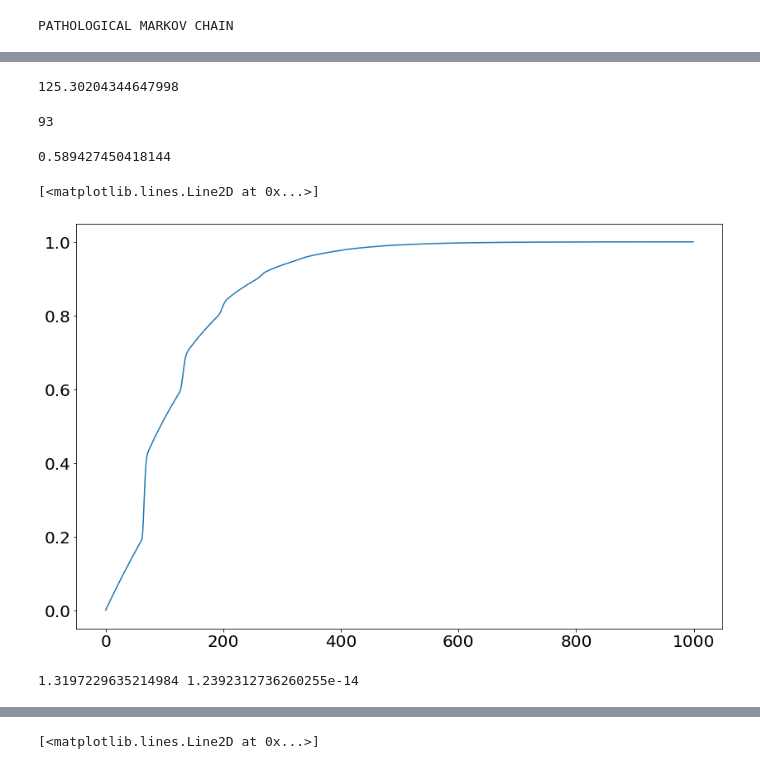
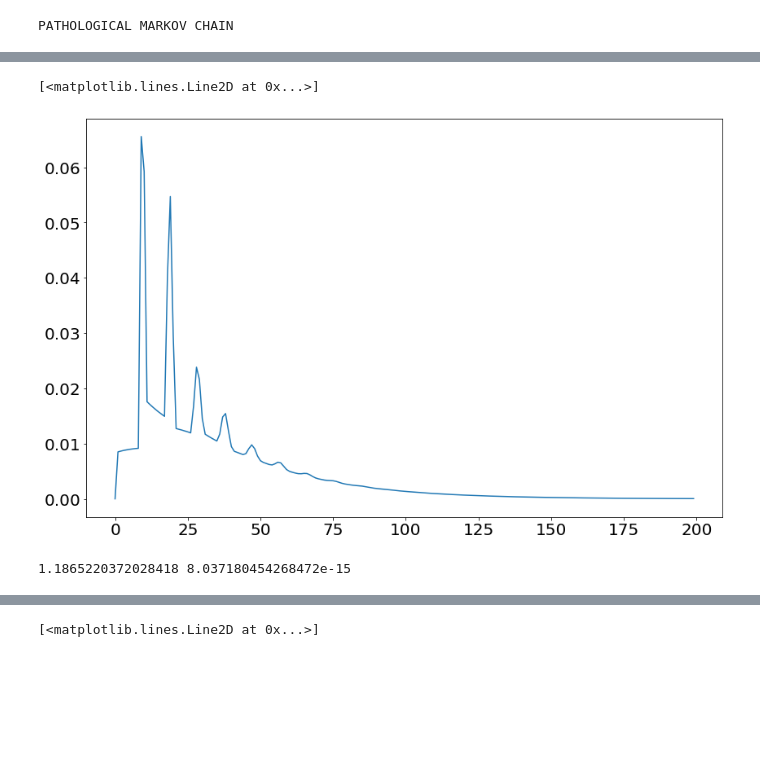
Before and after one commit to tooflesswulf/GenshinWishStats, a Jupyter notebook: wish_plots.ipynb, the cells around one changed output, grey strips where cells are left out. Cells and saved outputs as stored; diff of their text form; code cells hidden in the pictures; blank space fills up the shorter version.

Commit message:
DupeTargMulti implementation complete

```diff
--- a/wish_plots.ipynb
+++ b/wish_plots.ipynb
@@ -78,31 +141,19 @@ w5hit_multi = MultiDistr(w5hit, 1000)
-# %%
-w5hit_multi.mean
-# %% [output]
-125.30204344647998
-# %%
-np.argmin(np.abs(np.cumsum(w5hit_multi(np.arange(1000), 1)) - .5))
-# %% [output]
-93
-# %%
-np.cumsum(w5hit_multi(np.arange(1000), 1))[125]
-# %% [output]
-0.589427450418144
-# %%
-plt.plot(np.cumsum(w5hit_multi(np.arange(1000), 1)))
-# %% [output]
-[<matplotlib.lines.Line2D at 0x...>]
-[figure, removed]
+# %%
+plt.plot(e4hit(np.arange(200)))
+# %% [output]
+[<matplotlib.lines.Line2D at 0x...>]
+[figure, added]
 # %%
 # set up 2F1 approximation
-l2 = w5md.longterm_rate()
-mu = w5s_mult.mean
-s = w5s_mult.std
+l2 = e4md.longterm_rate()
+mu = e4s_mult.mean
+s = e4s_mult.std
 m2 = np.sqrt(mu*mu/s/s + 2*l2)/s - mu/s/s
 xr = np.arange(2000, 2500)
-c = np.mean(w5hit(xr) / np.exp(-m2*xr) / m2)
-print(c, np.std(w4hit(xr) / np.exp(-m2*xr) / m2))
+c = np.mean(e4hit(xr) / np.exp(-m2*xr) / m2)
+print(c, np.std(e4hit(xr) / np.exp(-m2*xr) / m2))
 # %% [output]
-1.3197229635214984 1.2392312736260255e-14
+1.1865220372028418 8.037180454268472e-15
 # %%
 dt = 1 - c*m2 / (1-np.exp(-m2))
 
```
Also changed, not shown: parts of 23 cells of this notebook, 2 other files.
